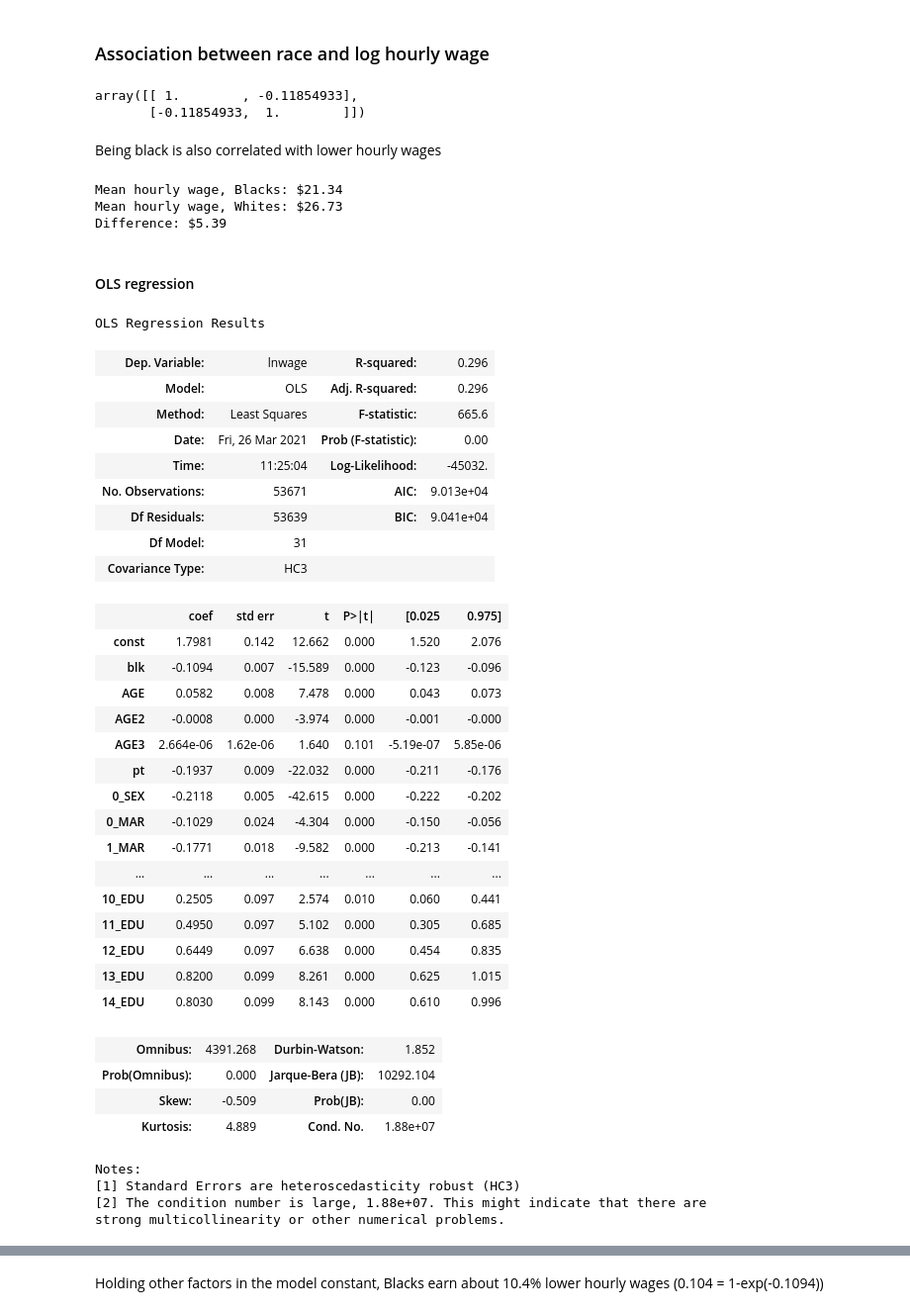
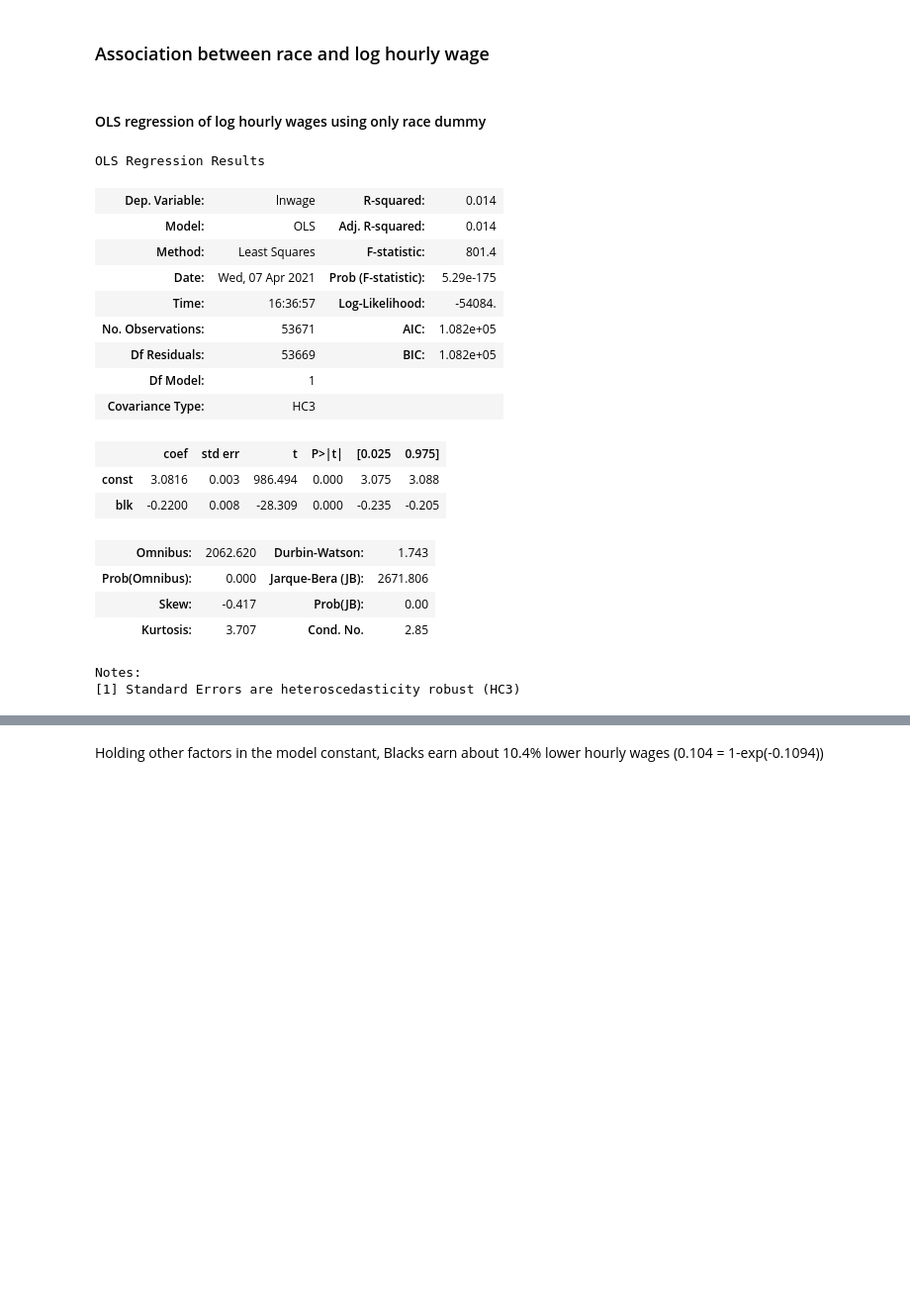
Before and after one commit to kingjosephm/DiscriminationMitigation, a Jupyter notebook: ASEC_2019.ipynb, the cells around one changed output, grey strips where cells are left out. Shown at 99% size. Saved outputs shown, nothing was run; the diff lists cells and outputs as text; code cells hidden in the pictures; blank space fills up the shorter version.

```diff
--- a/ASEC_2019.ipynb
+++ b/ASEC_2019.ipynb
@@ -230,0 +217,5 @@ Difference: 14.86%
+# %%
+y = df['50k'].reset_index(drop=True)
+predictors = df['blk'].astype('int').reset_index(drop=True)
+predictors = sm.add_constant(predictors) # add constant
+sm.OLS(y, predictors, hasconst=True).fit(cov_type='HC3', use_t=True).summary()
@@ -279,58 +294,30 @@ strong multicollinearity or other numerical problems.
 Holding other factors in the model constant, Blacks have about an 7.3% lower probability of earning >$50k per year
 # %% [markdown]
 ### Association between race and log hourly wage
-# %%
-np.corrcoef(df['lnwage'], df['blk'])
-# %% [output]
-array([[ 1.        , -0.11854933],
-       [-0.11854933,  1.        ]])
-# %% [markdown]
-Being black is also correlated with lower hourly wages
-# %%
-print(f"Mean hourly wage, Blacks: ${round(df[df.blk==1]['hrwage'].mean(), 2)}")
-print(f"Mean hourly wage, Whites: ${round(df[df.blk==0]['hrwage'].mean(), 2)}")
-print(f"Difference: ${round((df[df.blk==0]['hrwage'].mean() - df[df.blk==1]['hrwage'].mean()), 2)}")
-# %% [output]
-Mean hourly wage, Blacks: $21.34
-Mean hourly wage, Whites: $26.73
-Difference: $5.39
-# %% [markdown]
-#### OLS regression
+# %% [markdown]
+#### OLS regression of log hourly wages using only race dummy
 # %%
 y = df['lnwage'].reset_index(drop=True)
+predictors = df['blk'].astype('int').reset_index(drop=True)
+predictors = sm.add_constant(predictors) # add constant
 sm.OLS(y, predictors, hasconst=True).fit(cov_type='HC3', use_t=True).summary()
 # %% [output]
 OLS Regression Results
-| Dep. Variable: | lnwage | R-squared: | 0.296 |
-| Model: | OLS | Adj. R-squared: | 0.296 |
-| Method: | Least Squares | F-statistic: | 665.6 |
-| Date: | Fri, 26 Mar 2021 | Prob (F-statistic): | 0.00 |
-| Time: | 11:25:04 | Log-Likelihood: | -45032. |
-| No. Observations: | 53671 | AIC: | 9.013e+04 |
-| Df Residuals: | 53639 | BIC: | 9.041e+04 |
-| Df Model: | 31 |  |  |
+| Dep. Variable: | lnwage | R-squared: | 0.014 |
+| Model: | OLS | Adj. R-squared: | 0.014 |
+| Method: | Least Squares | F-statistic: | 801.4 |
+| Date: | Wed, 07 Apr 2021 | Prob (F-statistic): | 5.29e-175 |
+| Time: | 16:36:57 | Log-Likelihood: | -54084. |
+| No. Observations: | 53671 | AIC: | 1.082e+05 |
+| Df Residuals: | 53669 | BIC: | 1.082e+05 |
+| Df Model: | 1 |  |  |
 | Covariance Type: | HC3 |  |  |
 |  | coef | std err | t | P>|t| | [0.025 | 0.975] |
-| const | 1.7981 | 0.142 | 12.662 | 0.000 | 1.520 | 2.076 |
-| blk | -0.1094 | 0.007 | -15.589 | 0.000 | -0.123 | -0.096 |
-| AGE | 0.0582 | 0.008 | 7.478 | 0.000 | 0.043 | 0.073 |
-| AGE2 | -0.0008 | 0.000 | -3.974 | 0.000 | -0.001 | -0.000 |
-| AGE3 | 2.664e-06 | 1.62e-06 | 1.640 | 0.101 | -5.19e-07 | 5.85e-06 |
-| pt | -0.1937 | 0.009 | -22.032 | 0.000 | -0.211 | -0.176 |
-| 0_SEX | -0.2118 | 0.005 | -42.615 | 0.000 | -0.222 | -0.202 |
-| 0_MAR | -0.1029 | 0.024 | -4.304 | 0.000 | -0.150 | -0.056 |
-| 1_MAR | -0.1771 | 0.018 | -9.582 | 0.000 | -0.213 | -0.141 |
-| ... | ... | ... | ... | ... | ... | ... |
-| 10_EDU | 0.2505 | 0.097 | 2.574 | 0.010 | 0.060 | 0.441 |
-| 11_EDU | 0.4950 | 0.097 | 5.102 | 0.000 | 0.305 | 0.685 |
-| 12_EDU | 0.6449 | 0.097 | 6.638 | 0.000 | 0.454 | 0.835 |
-| 13_EDU | 0.8200 | 0.099 | 8.261 | 0.000 | 0.625 | 1.015 |
-| 14_EDU | 0.8030 | 0.099 | 8.143 | 0.000 | 0.610 | 0.996 |
+| const | 3.0816 | 0.003 | 986.494 | 0.000 | 3.075 | 3.088 |
+| blk | -0.2200 | 0.008 | -28.309 | 0.000 | -0.235 | -0.205 |
-| Omnibus: | 4391.268 | Durbin-Watson: | 1.852 |
-| Prob(Omnibus): | 0.000 | Jarque-Bera (JB): | 10292.104 |
-| Skew: | -0.509 | Prob(JB): | 0.00 |
-| Kurtosis: | 4.889 | Cond. No. | 1.88e+07 |
+| Omnibus: | 2062.620 | Durbin-Watson: | 1.743 |
+| Prob(Omnibus): | 0.000 | Jarque-Bera (JB): | 2671.806 |
+| Skew: | -0.417 | Prob(JB): | 0.00 |
+| Kurtosis: | 3.707 | Cond. No. | 2.85 |
 Notes:
 [1] Standard Errors are heteroscedasticity robust (HC3)
-[2] The condition number is large, 1.88e+07. This might indicate that there are
-strong multicollinearity or other numerical problems.
```
Also changed, not shown: parts of 45 cells of this notebook.
